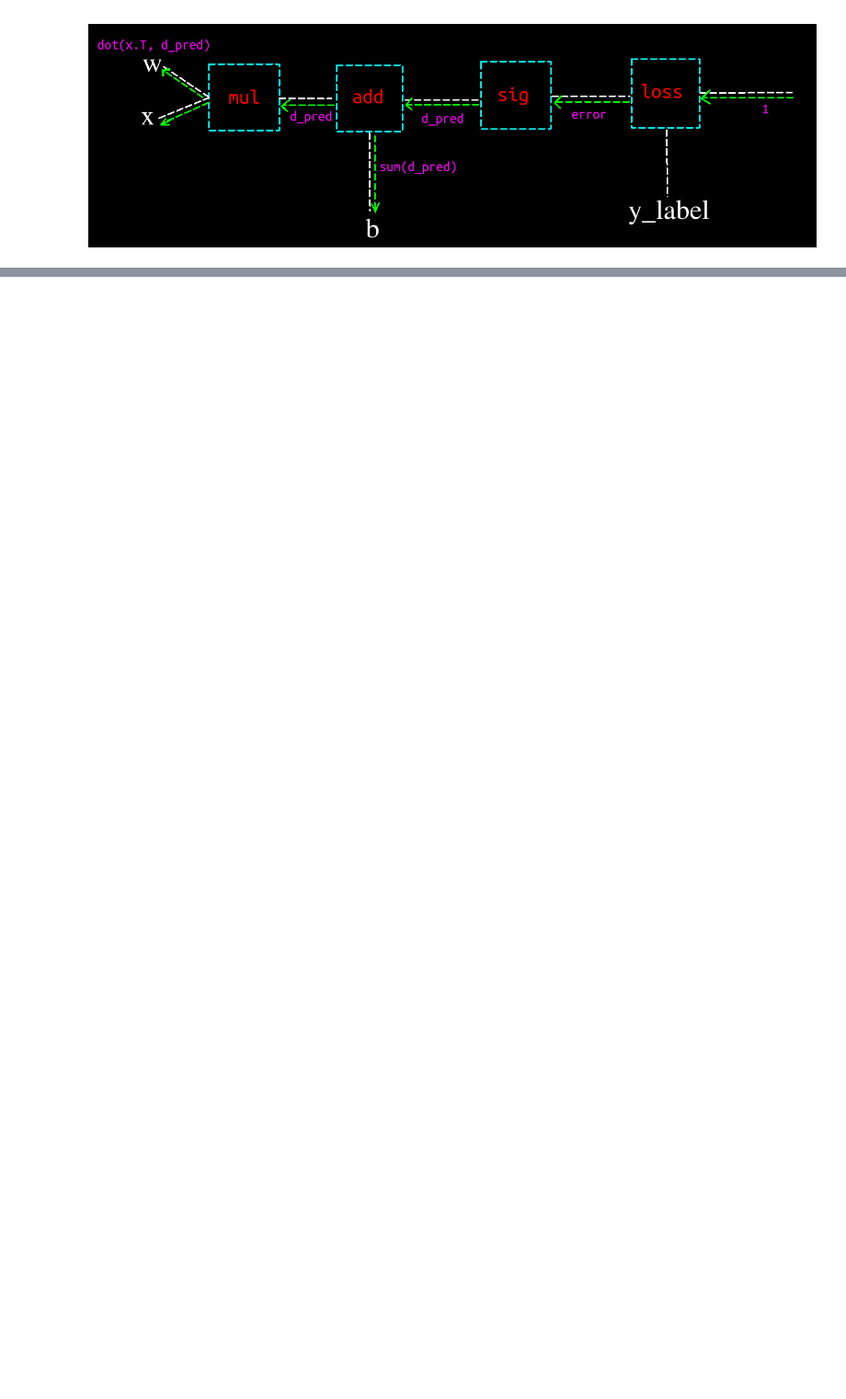
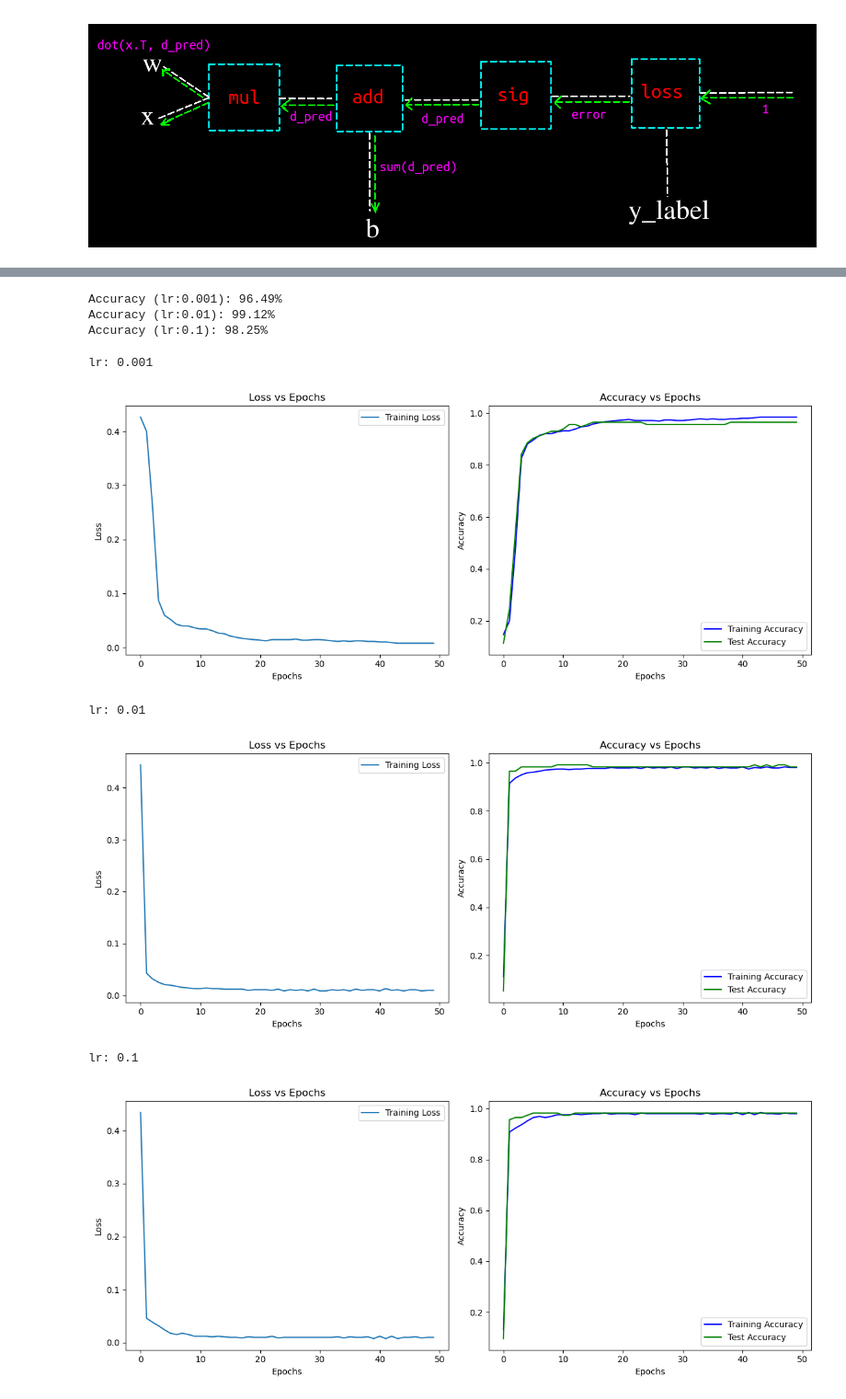
Before and after one commit to mmahdin/Computational-Intelligence-EE-AUT, a Jupyter notebook: lab/2/main.ipynb, the cells around one changed output, grey strips where cells are left out. Shown at 92% size. Drawn from its saved outputs; the diff is of its cells as text; code cells hidden in the pictures; blank space fills up the shorter version.

```diff
--- a/lab/2/main.ipynb
+++ b/lab/2/main.ipynb
@@ -192,0 +267,49 @@ lr: 0.1
+# %%
+# Normalize the data for faster convergence
+scaler = StandardScaler()
+X_scaled = scaler.fit_transform(X)
+
+# Split the dataset into training and test sets
+X_train, X_test, y_train, y_test = train_test_split(X_scaled, y, test_size=0.2, random_state=42)
+
+# Initialize the Perceptron
+perceptron1 = Perceptron(lr=0.001)
+perceptron2 = Perceptron(lr=0.01)
+perceptron3 = Perceptron(lr=0.1)
+
+# Train the Perceptron
+perceptron1.train(X_train, y_train, X_test, y_test, epochs=50)
+perceptron2.train(X_train, y_train, X_test, y_test, epochs=50)
+perceptron3.train(X_train, y_train, X_test, y_test, epochs=50)
+
+# Predict on the test set
+y_pred1 = perceptron1.predict(X_test)
+y_pred2 = perceptron2.predict(X_test)
+y_pred3 = perceptron3.predict(X_test)
+
+# Calculate accuracy
+accuracy = np.mean(y_pred1.flatten() == y_test)
+print(f"Accuracy (lr:0.001): {accuracy * 100:.2f}%")
+accuracy = np.mean(y_pred2.flatten() == y_test)
+print(f"Accuracy (lr:0.01): {accuracy * 100:.2f}%")
+accuracy = np.mean(y_pred3.flatten() == y_test)
+print(f"Accuracy (lr:0.1): {accuracy * 100:.2f}%")
+# %% [output]
+Accuracy (lr:0.001): 96.49%
+Accuracy (lr:0.01): 99.12%
+Accuracy (lr:0.1): 98.25%
+# %%
+# Plot the loss curve
+print('lr: 0.001')
+plot_loss_and_accuracy(perceptron1)
+print('lr: 0.01')
+plot_loss_and_accuracy(perceptron2)
+print('lr: 0.1')
+plot_loss_and_accuracy(perceptron3)
+# %% [output]
+lr: 0.001
+[figure, added]
+lr: 0.01
+[figure, added]
+lr: 0.1
+[figure, added]
```
Also changed, not shown: parts of 26 cells of this notebook, 9 other files.
